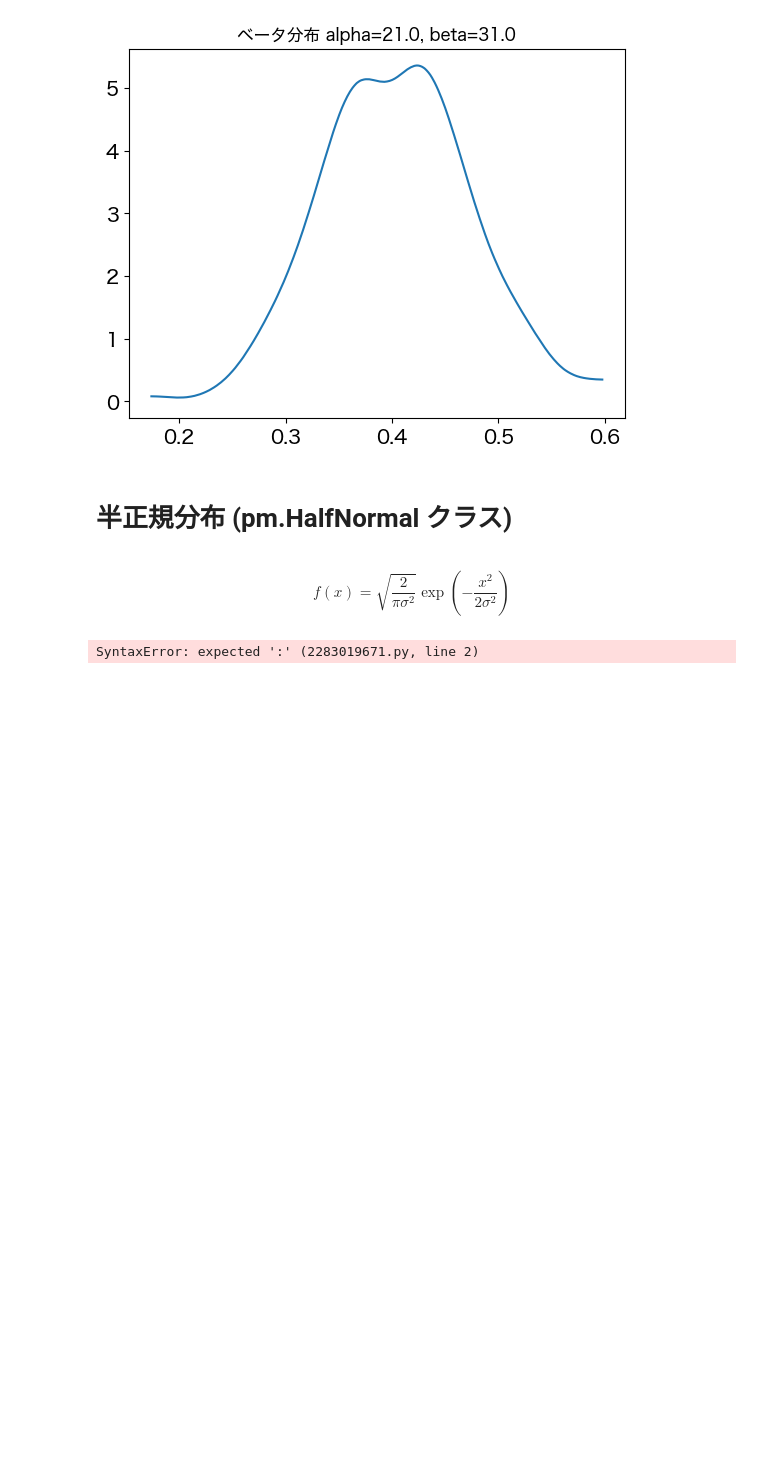
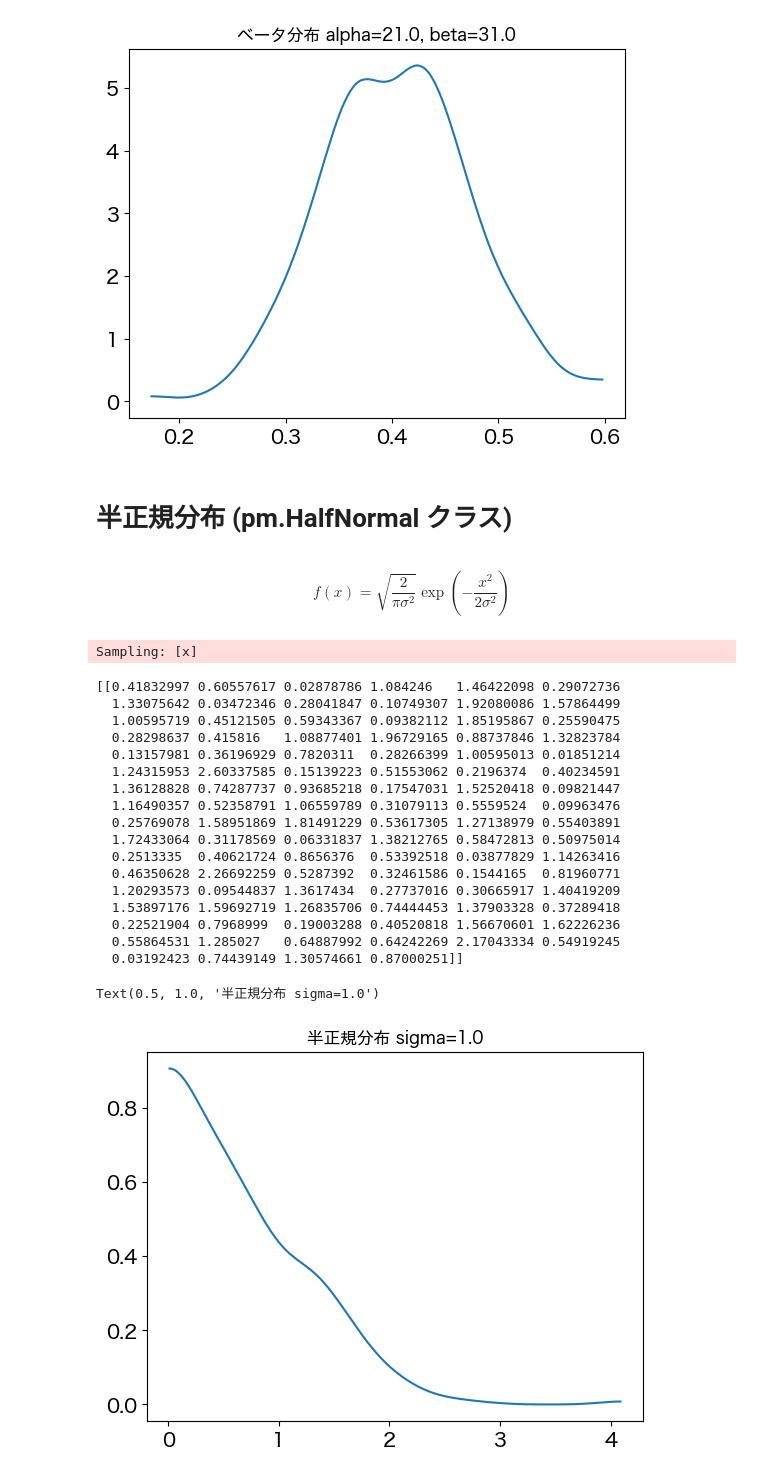
Before and after one commit to topazape/pymc_practice, a Jupyter notebook: src/notebook/第2章_よく利用される確率分布.ipynb, the cells around one changed output. Cells and saved outputs as stored; diff of their text form; code cells hidden in the pictures; blank space fills up the shorter version.

```diff
--- a/src/notebook/第2章_よく利用される確率分布.ipynb
+++ b/src/notebook/第2章_よく利用される確率分布.ipynb
@@ -457,7 +457,32 @@ $$
 # %%
 sigma = 1.0
 with pm.Model() as model10:
     x = pm.HalfNormal("x", sigma=sigma)
-    prior_samples10 = pm.
+    prior_samples10 = pm.sample_prior_predictive(random_seed=42)
+
+x_samples10 = prior_samples10["prior"]["x"].to_numpy()
+print(x_samples10[:, :100])
+
+ax = az.plot_dist(x_samples10)
+ax.set_title(f"半正規分布 sigma={sigma}")
 # %% [output]
-SyntaxError: expected ':' (2283019671.py, line 2)
+Sampling: [x]
+[[0.41832997 0.60557617 0.02878786 1.084246   1.46422098 0.29072736
+  1.33075642 0.03472346 0.28041847 0.10749307 1.92080086 1.57864499
+  1.00595719 0.45121505 0.59343367 0.09382112 1.85195867 0.25590475
+  0.28298637 0.415816   1.08877401 1.96729165 0.88737846 1.32823784
+  0.13157981 0.36196929 0.7820311  0.28266399 1.00595013 0.01851214
+  1.24315953 2.60337585 0.15139223 0.51553062 0.2196374  0.40234591
+  1.36128828 0.74287737 0.93685218 0.17547031 1.52520418 0.09821447
+  1.16490357 0.52358791 1.06559789 0.31079113 0.5559524  0.09963476
+  0.25769078 1.58951869 1.81491229 0.53617305 1.27138979 0.55403891
+  1.72433064 0.31178569 0.06331837 1.38212765 0.58472813 0.50975014
+  0.2513335  0.40621724 0.8656376  0.53392518 0.03877829 1.14263416
+  0.46350628 2.26692259 0.5287392  0.32461586 0.1544165  0.81960771
+  1.20293573 0.09544837 1.3617434  0.27737016 0.30665917 1.40419209
+  1.53897176 1.59692719 1.26835706 0.74444453 1.37903328 0.37289418
+  0.22521904 0.7968999  0.19003288 0.40520818 1.56670601 1.62226236
+  0.55864531 1.285027   0.64887992 0.64242269 2.17043334 0.54919245
+  0.03192423 0.74439149 1.30574661 0.87000251]]
+Text(0.5, 1.0, '半正規分布 sigma=1.0')
+[figure, added]
```
Also changed, not shown: parts of 1 cell of this notebook, 4 other files.
